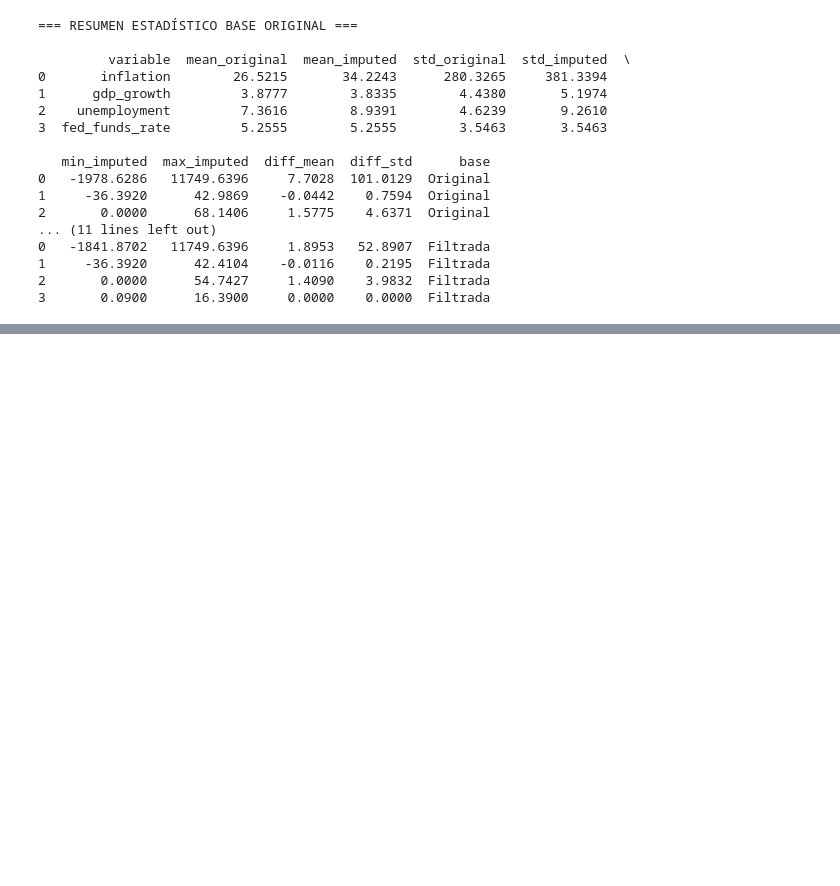
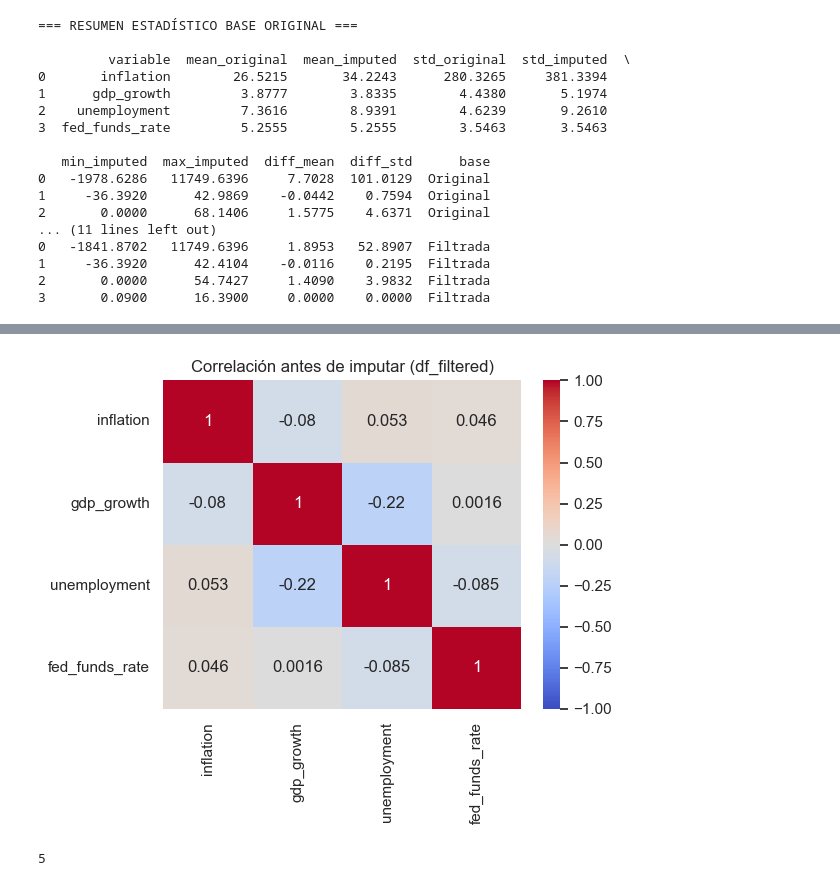
Before and after one commit to jpablovargas340/Repositorio_APIS, a Jupyter notebook: notebooks/analisis_exploratorio.ipynb, the cells around one changed output, grey strips where cells are left out. Cells and saved outputs as stored; diff of their text form; code cells hidden in the pictures; blank space fills up the shorter version.

```diff
--- a/notebooks/analisis_exploratorio.ipynb
+++ b/notebooks/analisis_exploratorio.ipynb
@@ -80,13 +104,15 @@ df_imputed_filt = df_imputed_filt_list[0]
 # %%
-print("Faltantes por variable - base original")
-print(df[study_vars].isnull().sum())
+df_filtered, countries_removed, miss_by_country = filtrar_paises_exceso_missing(
+    df,
+    study_vars=study_vars,
+    country_col="iso3",
+    threshold=0.50,
+    min_vars=2,
+)
 
-print("\nFaltantes por variable - base filtrada")
-print(df_filtered[study_vars].isnull().sum())
-
-print("Correlaciones base original")
-display(df[study_vars].corr(numeric_only=True))
-
-print("Correlaciones base filtrada")
-display(df_filtered[study_vars].corr(numeric_only=True))
+print("Países removidos:", countries_removed)
+print("N países original:", df["iso3"].nunique())
+print("N países filtrado:", df_filtered["iso3"].nunique())
+print("Observaciones originales:", len(df))
+print("Observaciones filtradas:", len(df_filtered))
 # %% [output]
@@ -356,0 +277,22 @@ Directorio de salida: c:\Users\edwar\Desktop\Estadistica 2026-1\Series De tiempo
+# %%
+plt.figure(figsize=(6, 5))
+sns.heatmap(corr_before, annot=True, cmap="coolwarm", vmin=-1, vmax=1)
+plt.title("Correlación antes de imputar (df_filtered)")
+plt.tight_layout()
+plt.show()
+# %% [output]
+[figure, added]
+# %%
+df_imputed_country_list = run_multiple_mice_by_country(
+    df_filtered,
+    study_vars=study_vars,
+    country_col="iso3",
+    time_col="year",
+    n_imputations=5,
+    max_iter=20,
+    random_state=0,
+)
+
+len(df_imputed_country_list)
+# %% [output]
+5
```
Also changed, not shown: parts of 32 cells of this notebook, 12 other files.
